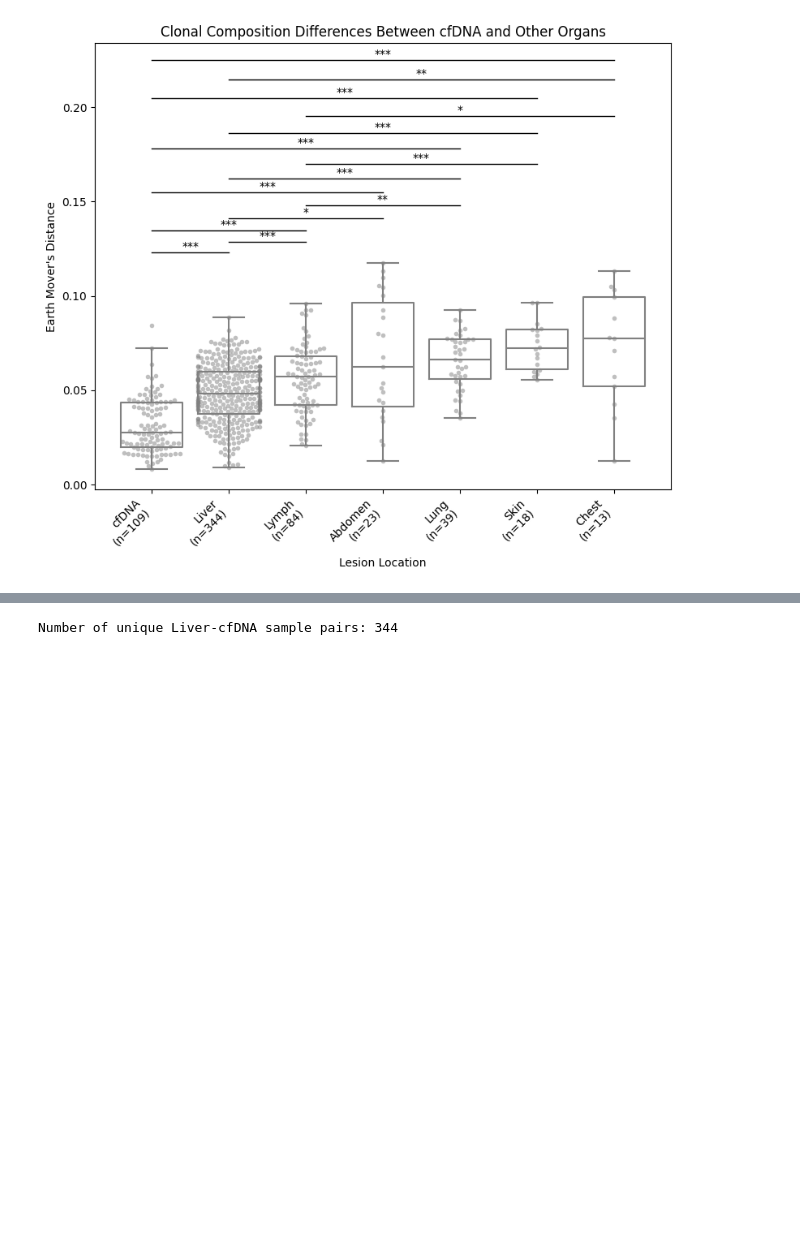
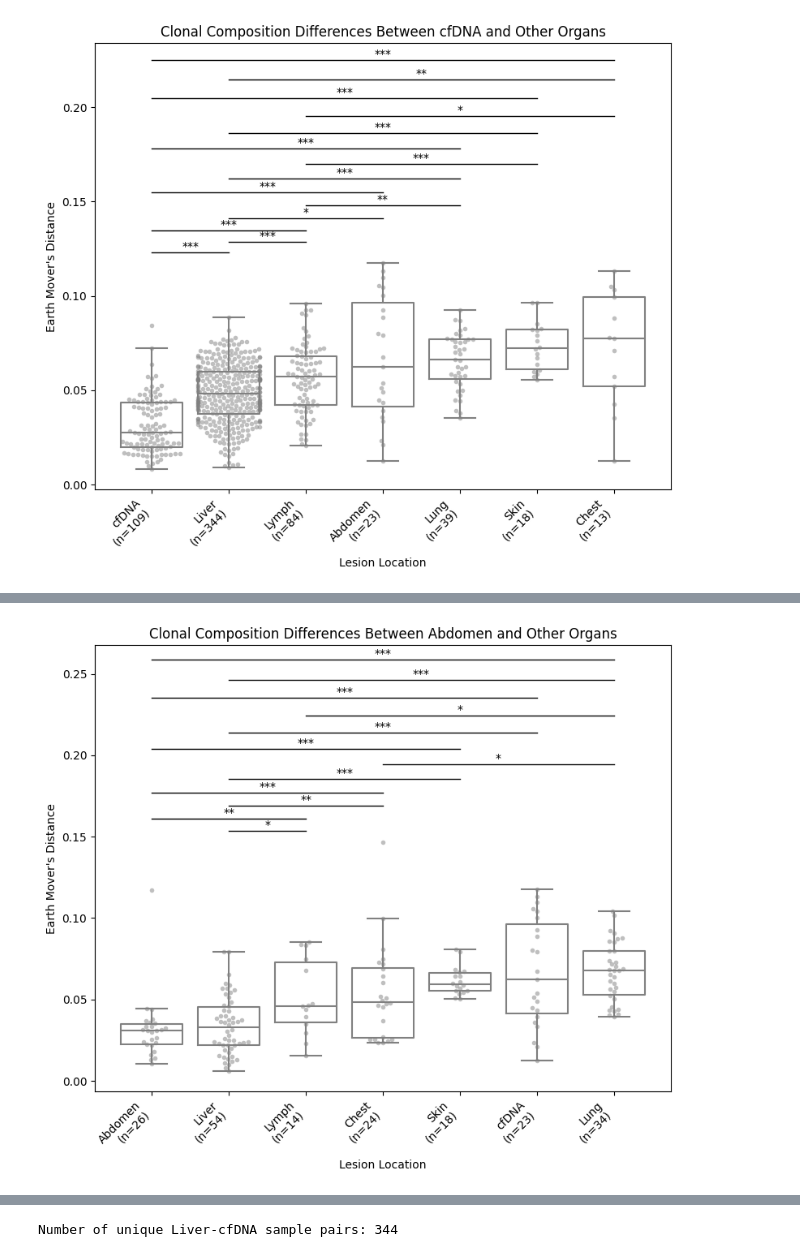
Before and after one commit to getzlab/Rapid_Autopsy_Convergent_Evolution, a Jupyter notebook: Extended Data Figure 2/ExtendedData_Lesion_Location_Analysis.ipynb, the cells around one changed output, grey strips where cells are left out. Drawn from its saved outputs; the diff is of its cells as text; code cells hidden in the pictures; blank space fills up the shorter version.

```diff
--- a/Extended Data Figure 2/ExtendedData_Lesion_Location_Analysis.ipynb
+++ b/Extended Data Figure 2/ExtendedData_Lesion_Location_Analysis.ipynb
@@ -650,0 +666,7 @@ cfDNA_comparison_dict, sorted_cfDNA_locs = all_location_comparison('cfDNA')
+# %%
+abdomen_comparison_dict, sorted_abdomen_locs = all_location_comparison('Abdomen')
+abdomen_dist_df = pd.DataFrame.from_dict(abdomen_comparison_dict,orient='index',columns=['pvals'])
+abdomen_dist_df.sort_values(by='pvals',ascending=True,inplace=True)
+abdomen_dist_df.to_csv('abdomen_comparison_pvals.tsv',sep='\t')
+# %% [output]
+[figure, added]
```
Also changed, not shown: parts of 7 cells of this notebook, 7 other files.
